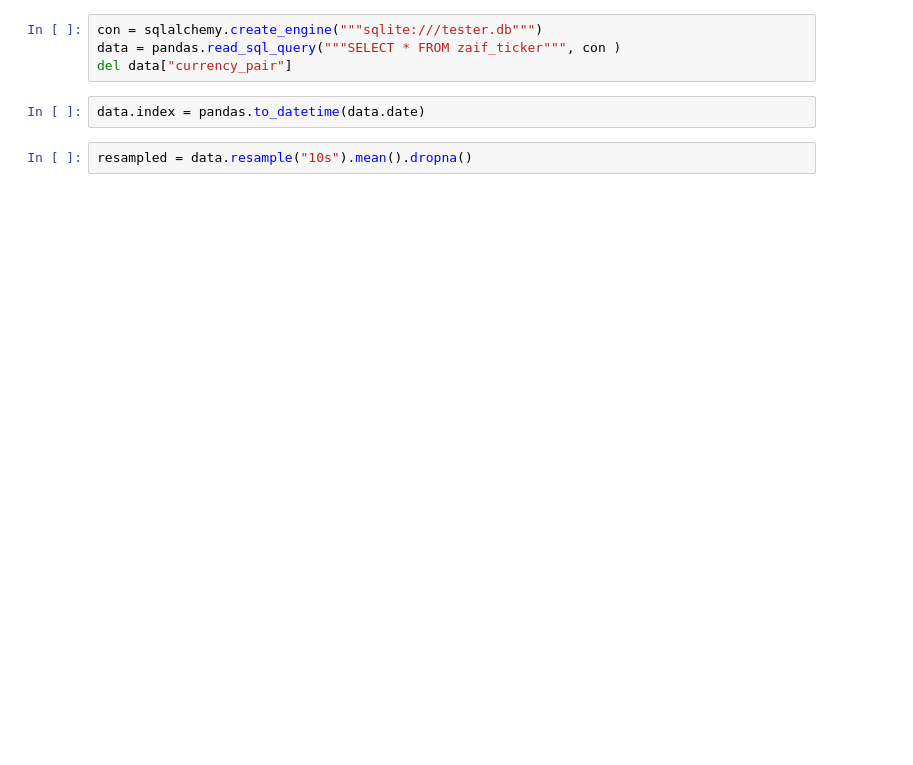
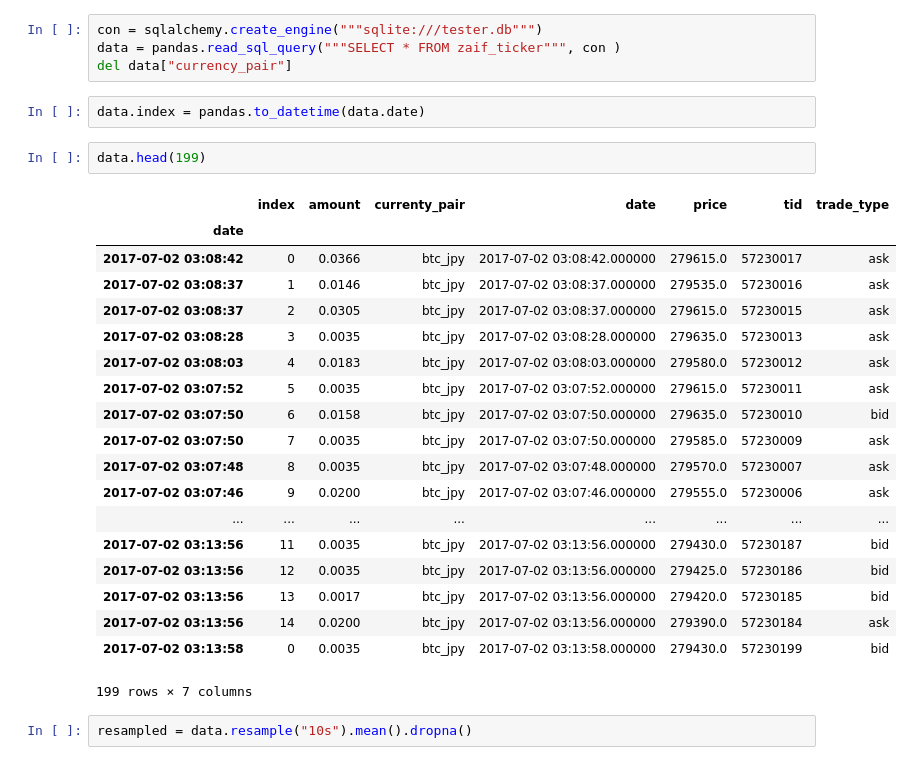
Before and after one commit to pettan0818/zaif_auto_trader, a Jupyter notebook: search_method.ipynb, the cells around one changed output. Drawn from its saved outputs; the diff is of its cells as text; blank space fills up the shorter version.

```diff
--- a/search_method.ipynb
+++ b/search_method.ipynb
@@ -12,5 +15,27 @@ data = pandas.read_sql_query("""SELECT * FROM zaif_ticker""", con )
 del data["currency_pair"]
 # %%
 data.index = pandas.to_datetime(data.date)
+# %%
+data.head(199)
+# %% [output]
+|  | index | amount | currenty_pair | date | price | tid | trade_type |
+| date |  |  |  |  |  |  |  |
+| 2017-07-02 03:08:42 | 0 | 0.0366 | btc_jpy | 2017-07-02 03:08:42.000000 | 279615.0 | 57230017 | ask |
+| 2017-07-02 03:08:37 | 1 | 0.0146 | btc_jpy | 2017-07-02 03:08:37.000000 | 279535.0 | 57230016 | ask |
+| 2017-07-02 03:08:37 | 2 | 0.0305 | btc_jpy | 2017-07-02 03:08:37.000000 | 279615.0 | 57230015 | ask |
+| 2017-07-02 03:08:28 | 3 | 0.0035 | btc_jpy | 2017-07-02 03:08:28.000000 | 279635.0 | 57230013 | ask |
+| 2017-07-02 03:08:03 | 4 | 0.0183 | btc_jpy | 2017-07-02 03:08:03.000000 | 279580.0 | 57230012 | ask |
+| 2017-07-02 03:07:52 | 5 | 0.0035 | btc_jpy | 2017-07-02 03:07:52.000000 | 279615.0 | 57230011 | ask |
+| 2017-07-02 03:07:50 | 6 | 0.0158 | btc_jpy | 2017-07-02 03:07:50.000000 | 279635.0 | 57230010 | bid |
+| 2017-07-02 03:07:50 | 7 | 0.0035 | btc_jpy | 2017-07-02 03:07:50.000000 | 279585.0 | 57230009 | ask |
+| 2017-07-02 03:07:48 | 8 | 0.0035 | btc_jpy | 2017-07-02 03:07:48.000000 | 279570.0 | 57230007 | ask |
+| 2017-07-02 03:07:46 | 9 | 0.0200 | btc_jpy | 2017-07-02 03:07:46.000000 | 279555.0 | 57230006 | ask |
+| ... | ... | ... | ... | ... | ... | ... | ... |
+| 2017-07-02 03:13:56 | 11 | 0.0035 | btc_jpy | 2017-07-02 03:13:56.000000 | 279430.0 | 57230187 | bid |
+| 2017-07-02 03:13:56 | 12 | 0.0035 | btc_jpy | 2017-07-02 03:13:56.000000 | 279425.0 | 57230186 | bid |
+| 2017-07-02 03:13:56 | 13 | 0.0017 | btc_jpy | 2017-07-02 03:13:56.000000 | 279420.0 | 57230185 | bid |
+| 2017-07-02 03:13:56 | 14 | 0.0200 | btc_jpy | 2017-07-02 03:13:56.000000 | 279390.0 | 57230184 | ask |
+| 2017-07-02 03:13:58 | 0 | 0.0035 | btc_jpy | 2017-07-02 03:13:58.000000 | 279430.0 | 57230199 | bid |
+199 rows × 7 columns
 # %%
 resampled = data.resample("10s").mean().dropna()
```
Also changed, not shown: parts of 11 cells of this notebook.
